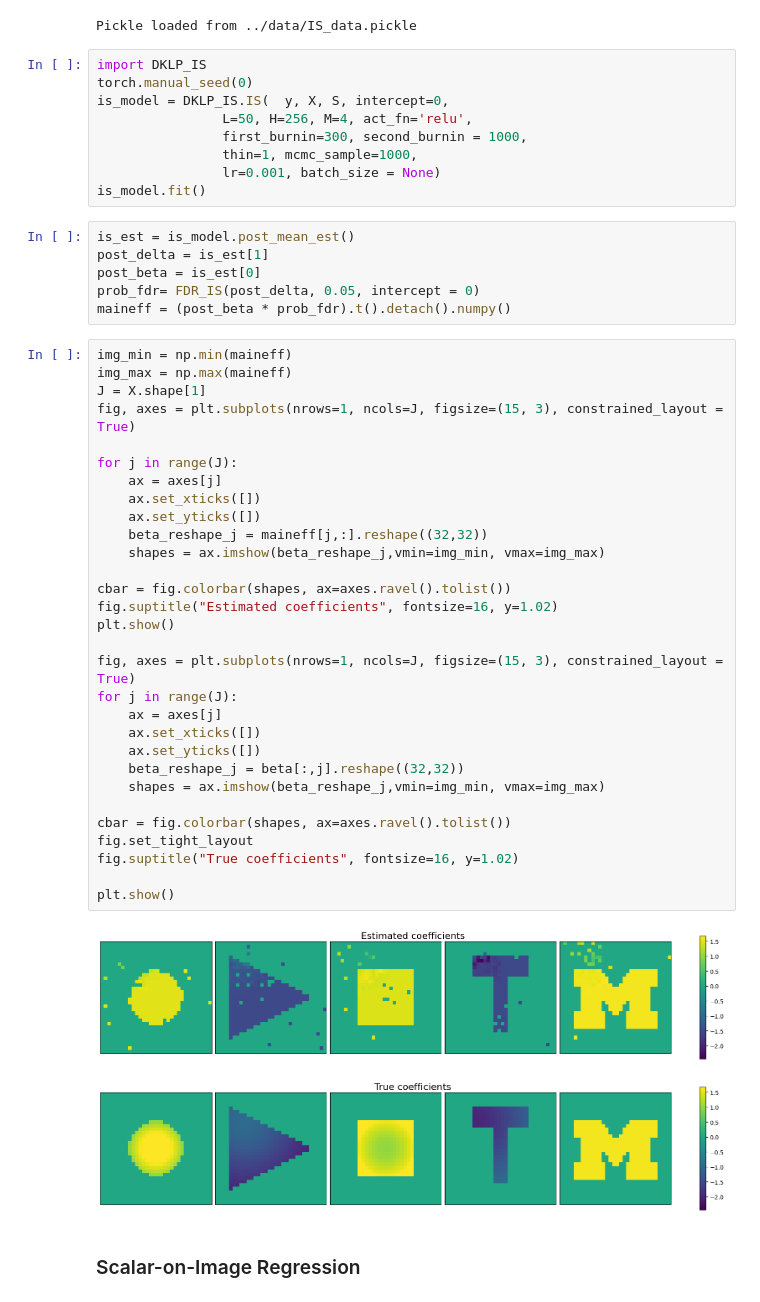
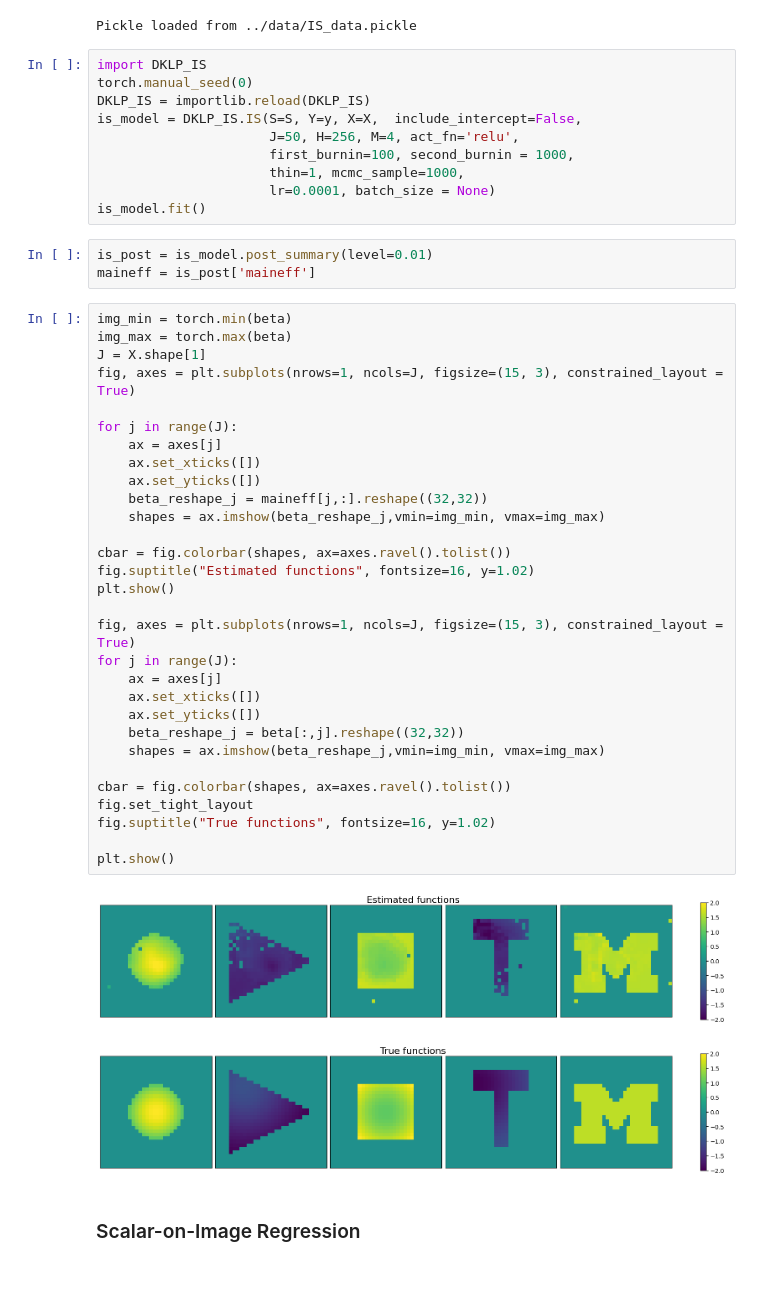
Before and after one commit to y1zhong/DKLP, a Jupyter notebook: code/example.ipynb, the cells around one changed output. Saved outputs shown, nothing was run; the diff lists cells and outputs as text.

```diff
--- a/code/example.ipynb
+++ b/code/example.ipynb
@@ -63,51 +66,49 @@ Pickle loaded from ../data/IS_data.pickle
 # %%
 import DKLP_IS
 torch.manual_seed(0)
-is_model = DKLP_IS.IS(  y, X, S, intercept=0,
-                L=50, H=256, M=4, act_fn='relu',
-                first_burnin=300, second_burnin = 1000,
-                thin=1, mcmc_sample=1000,
-                lr=0.001, batch_size = None)
+DKLP_IS = importlib.reload(DKLP_IS)
+is_model = DKLP_IS.IS(S=S, Y=y, X=X,  include_intercept=False,
+                      J=50, H=256, M=4, act_fn='relu',
+                      first_burnin=100, second_burnin = 1000,
+                      thin=1, mcmc_sample=1000,
+                      lr=0.0001, batch_size = None)
 is_model.fit()
-# %%
-is_est = is_model.post_mean_est()
-post_delta = is_est[1]
-post_beta = is_est[0]
-prob_fdr= FDR_IS(post_delta, 0.05, intercept = 0)
-maineff = (post_beta * prob_fdr).t().detach().numpy()
+# %%
+is_post = is_model.post_summary(level=0.01)
+maineff = is_post['maineff']
 # %%
-img_min = np.min(maineff)
-img_max = np.max(maineff)
+img_min = torch.min(beta)
+img_max = torch.max(beta)
 J = X.shape[1]
 fig, axes = plt.subplots(nrows=1, ncols=J, figsize=(15, 3), constrained_layout = True)
 
 for j in range(J):
     ax = axes[j]
     ax.set_xticks([])
     ax.set_yticks([])
     beta_reshape_j = maineff[j,:].reshape((32,32))
     shapes = ax.imshow(beta_reshape_j,vmin=img_min, vmax=img_max)
 
 cbar = fig.colorbar(shapes, ax=axes.ravel().tolist())
-fig.suptitle("Estimated coefficients", fontsize=16, y=1.02)
+fig.suptitle("Estimated functions", fontsize=16, y=1.02)
 plt.show()
 
 fig, axes = plt.subplots(nrows=1, ncols=J, figsize=(15, 3), constrained_layout = True)
 for j in range(J):
     ax = axes[j]
     ax.set_xticks([])
     ax.set_yticks([])
     beta_reshape_j = beta[:,j].reshape((32,32))
     shapes = ax.imshow(beta_reshape_j,vmin=img_min, vmax=img_max)
 
 cbar = fig.colorbar(shapes, ax=axes.ravel().tolist())
 fig.set_tight_layout
-fig.suptitle("True coefficients", fontsize=16, y=1.02)
+fig.suptitle("True functions", fontsize=16, y=1.02)
 
 plt.show()
 # %% [output]
-[figure, old version]
+[figure, new version]
-[figure, old version]
+[figure, new version]
 # %% [markdown]
 ### Scalar-on-Image Regression
 # %%
```
Also changed, not shown: parts of 9 cells of this notebook, 5 other files.
